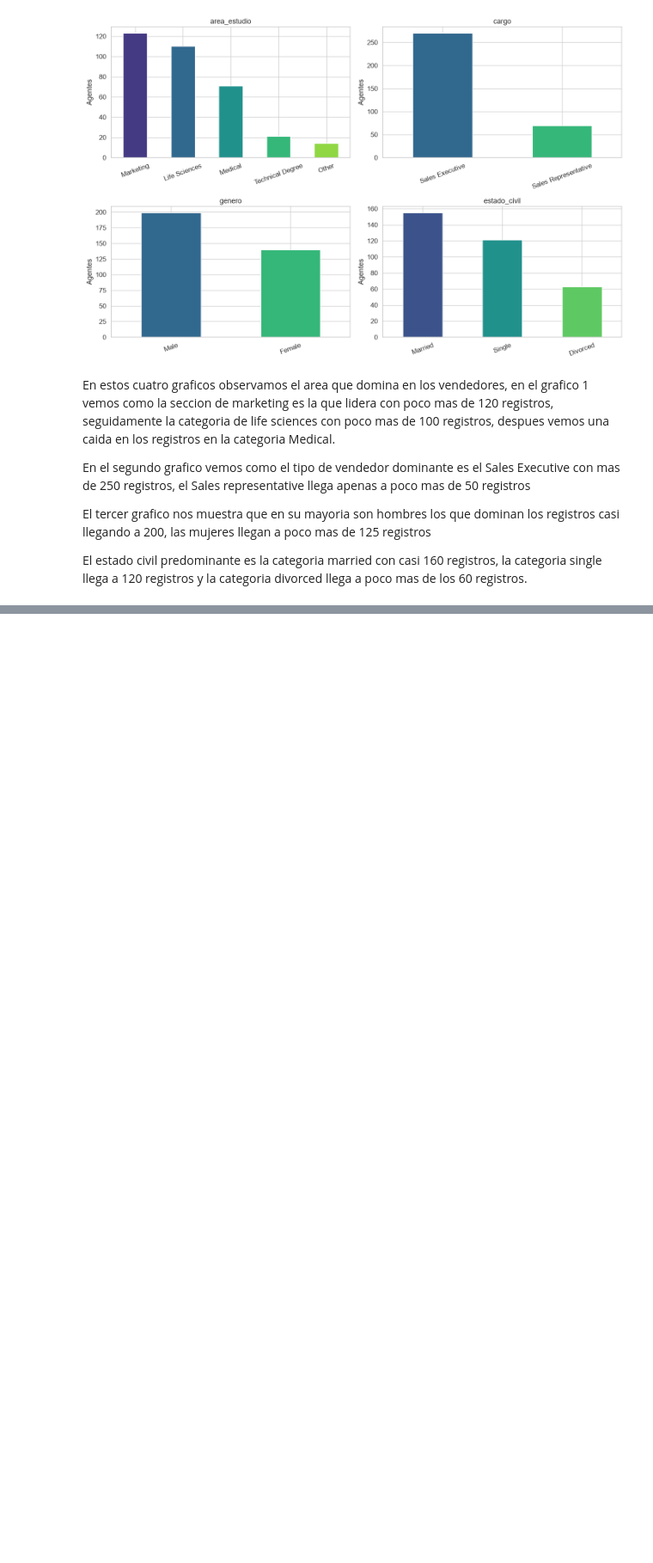
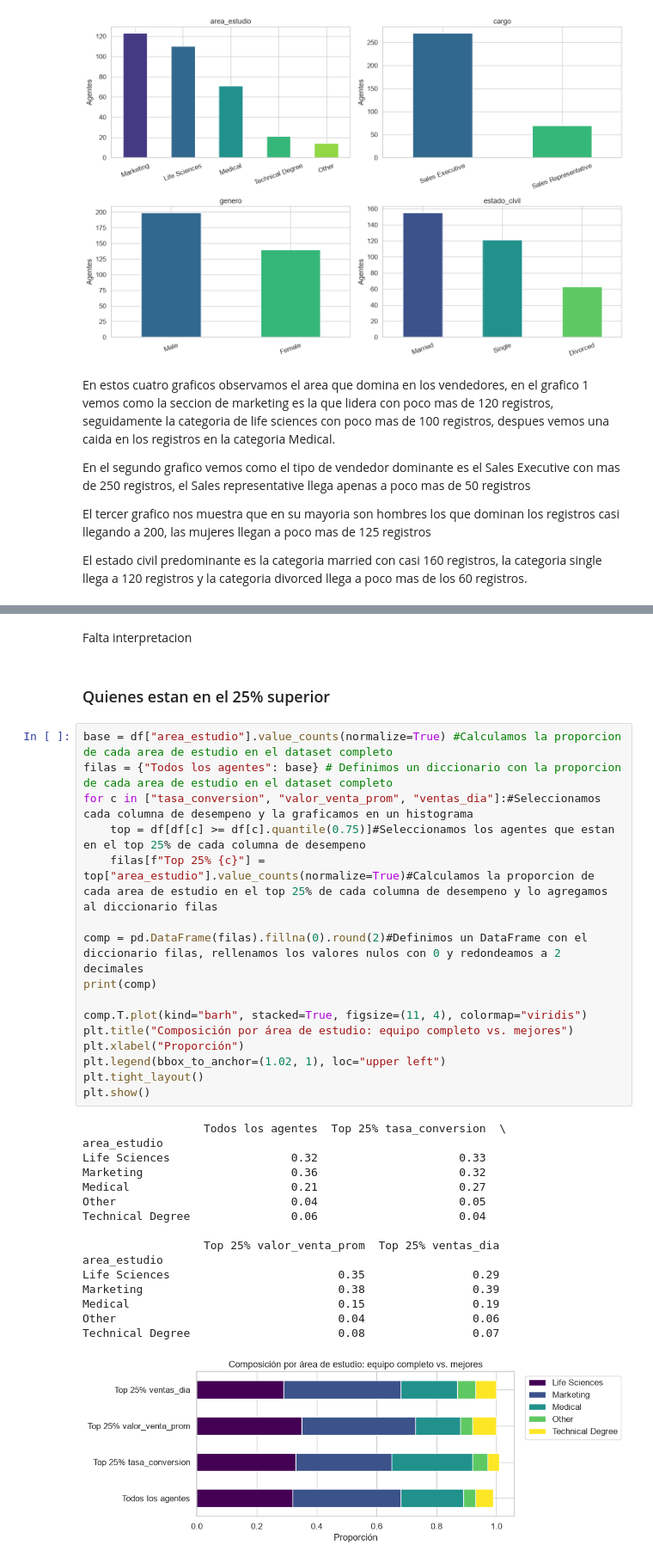
Before and after one commit to jeriel169017-a11y/Mineria-1, a Jupyter notebook: analisis_angentes.ipynb, the cells around one changed output, grey strips where cells are left out. Shown at 86% size. Cells and saved outputs as stored; diff of their text form; blank space fills up the shorter version.

```diff
--- a/analisis_angentes.ipynb
+++ b/analisis_angentes.ipynb
@@ -320,0 +342,37 @@ El estado civil predominante es la categoria married con casi 160 registros, la
+# %% [markdown]
+Falta interpretacion
+# %% [markdown]
+### Quienes estan en el 25% superior
+# %%
+base = df["area_estudio"].value_counts(normalize=True) #Calculamos la proporcion de cada area de estudio en el dataset completo
+filas = {"Todos los agentes": base} # Definimos un diccionario con la proporcion de cada area de estudio en el dataset completo
+for c in ["tasa_conversion", "valor_venta_prom", "ventas_dia"]:#Seleccionamos cada columna de desempeno y la graficamos en un histograma
+    top = df[df[c] >= df[c].quantile(0.75)]#Seleccionamos los agentes que estan en el top 25% de cada columna de desempeno
+    filas[f"Top 25% {c}"] = top["area_estudio"].value_counts(normalize=True)#Calculamos la proporcion de cada area de estudio en el top 25% de cada columna de desempeno y lo agregamos al diccionario filas
+
+comp = pd.DataFrame(filas).fillna(0).round(2)#Definimos un DataFrame con el diccionario filas, rellenamos los valores nulos con 0 y redondeamos a 2 decimales
+print(comp)
+
+comp.T.plot(kind="barh", stacked=True, figsize=(11, 4), colormap="viridis")
+plt.title("Composición por área de estudio: equipo completo vs. mejores")
+plt.xlabel("Proporción")
+plt.legend(bbox_to_anchor=(1.02, 1), loc="upper left")
+plt.tight_layout()
+plt.show()
+# %% [output]
+                  Todos los agentes  Top 25% tasa_conversion  \
+area_estudio
+Life Sciences                  0.32                     0.33
+Marketing                      0.36                     0.32
+Medical                        0.21                     0.27
+Other                          0.04                     0.05
+Technical Degree               0.06                     0.04
+
+                  Top 25% valor_venta_prom  Top 25% ventas_dia
+area_estudio
+Life Sciences                         0.35                0.29
+Marketing                             0.38                0.39
+Medical                               0.15                0.19
+Other                                 0.04                0.06
+Technical Degree                      0.08                0.07
+[figure, added]
```
Also changed, not shown: parts of 13 cells of this notebook.
